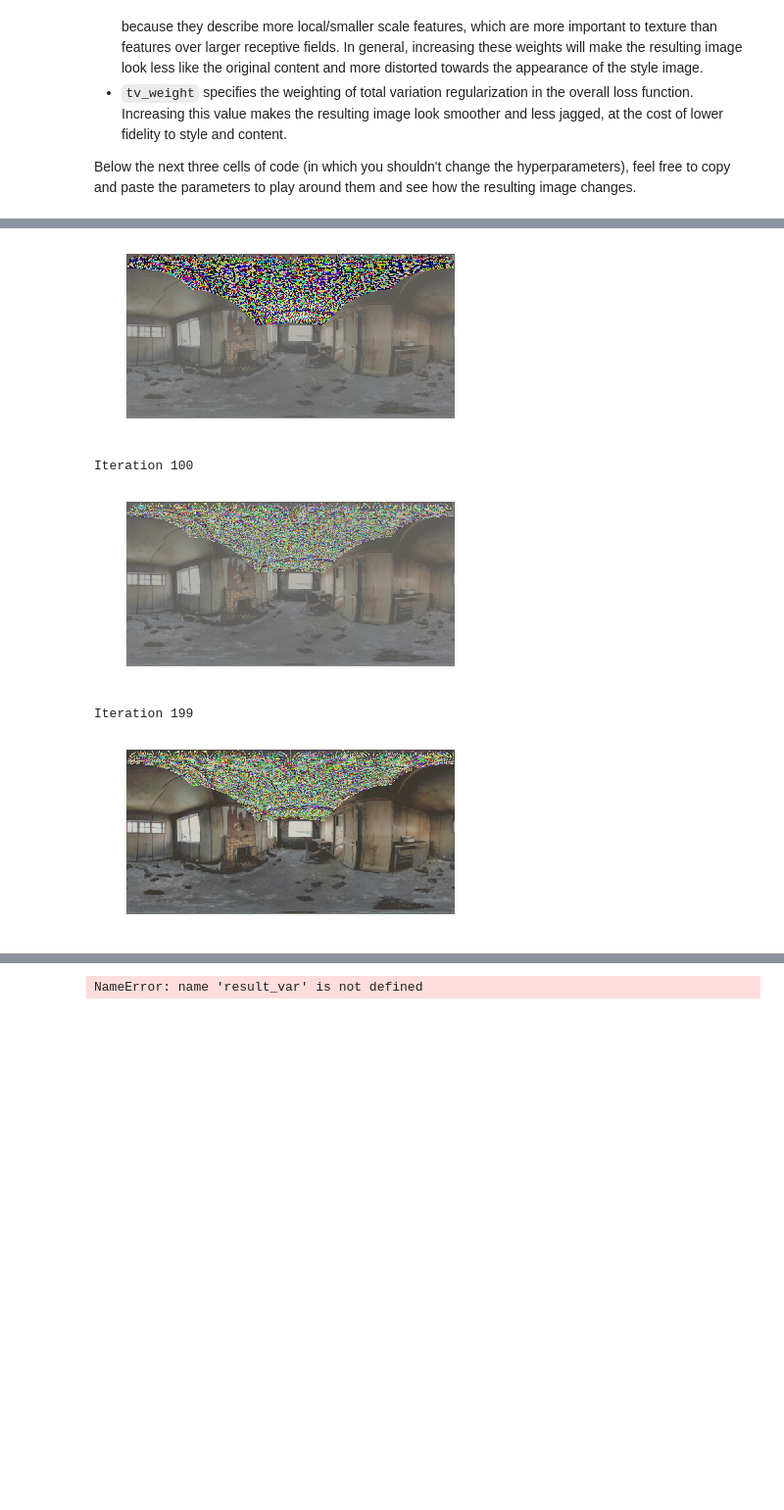
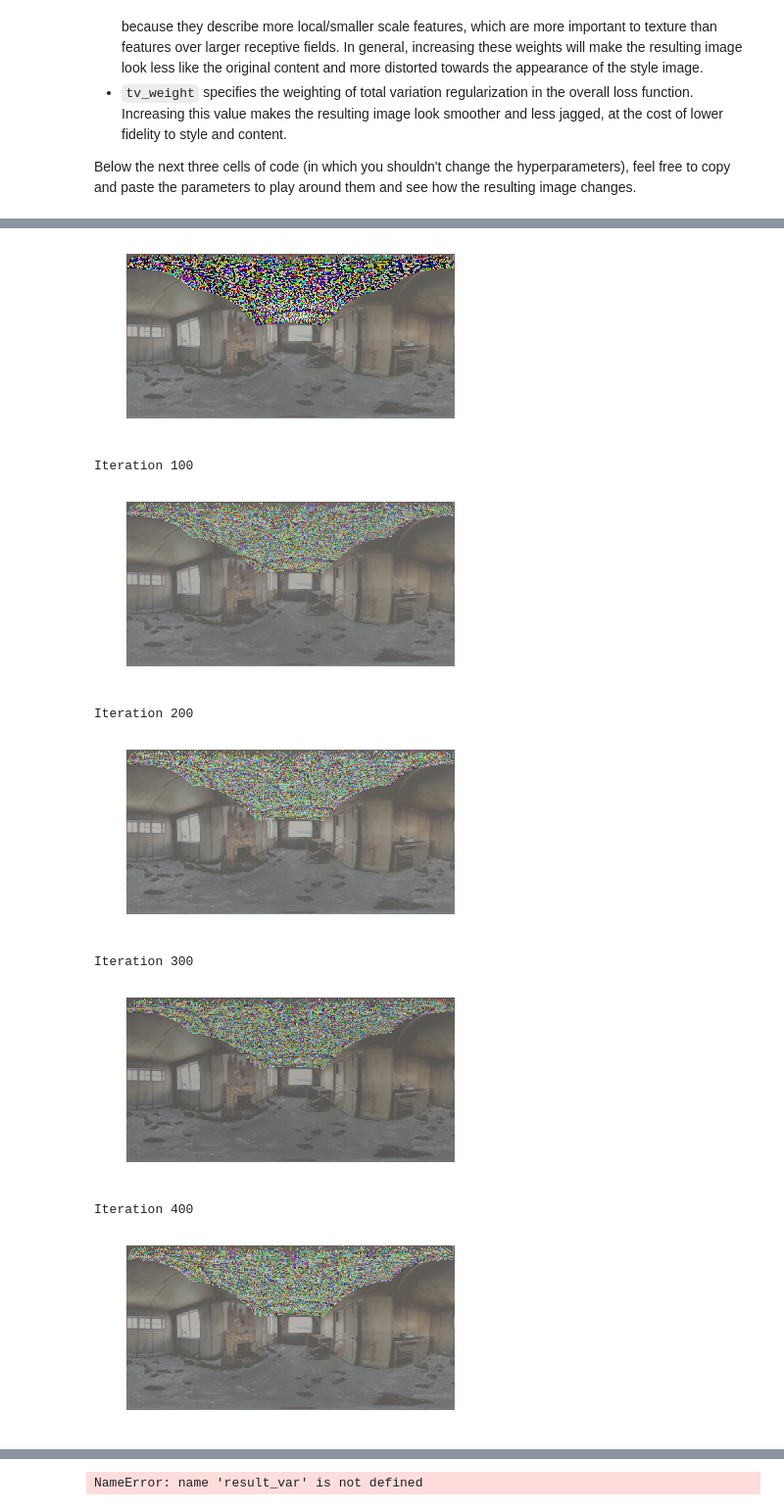
Before and after one commit to AllanYangZhou/sph_panorama_style_transfer, a Jupyter notebook: StyleTransfer-PyTorch-VGG.ipynb, the cells around one changed output, grey strips where cells are left out. Shown at 98% size. Drawn from its saved outputs; the diff is of its cells as text; code cells hidden in the pictures; blank space fills up the shorter version.

Commit message:
more iterations

```diff
--- a/StyleTransfer-PyTorch-VGG.ipynb
+++ b/StyleTransfer-PyTorch-VGG.ipynb
@@ -313,7 +313,7 @@ def style_transfer(content_image, style_image, image_size, style_size, content_l
     # Set up optimization hyperparameters
     initial_lr = 3.0
     decayed_lr = 0.1
-    decay_lr_at = 180
+    decay_lr_at = 540
 
     # Note that we are optimizing the pixel values of the image by passing
     # in the img_var Torch variable, whose requires_grad flag is set to True
@@ -329,8 +329,8 @@ def style_transfer(content_image, style_image, image_size, style_size, content_l
     plt.show()
     plt.figure()
 
-    for t in range(200):
-        if t < 190:
+    for t in range(600):
+        if t < 590:
             img.clamp_(-1.5, 1.5)
         optimizer.zero_grad()
 
@@ -379,22 +379,26 @@ Below the next three cells of code (in which you shouldn't change the hyperparam
 # %%
 params0 = {
     'content_image' : '360.jpg',
     'style_image' : 'styles/starry_night.jpg',
     'image_size' : (256,512),
     'style_size' : 512,
     'content_layer' : 20,
     'content_weight' : 1e0,
     'style_layers' : (1, 6, 11, 18,24),
-    'style_weights' : [1e3/n**2 for n in [64,128,256,512,512]],
+    'style_weights' : [1e4/n**2 for n in [64,128,256,512,512]],
     'tv_weight' : (1e0)/3
 }
 
 grad = style_transfer(**params0)
 # %% [output]
 [figure]
 Iteration 0
 [figure]
 Iteration 100
-[figure, old version]
+[figure, new version]
-Iteration 199
+Iteration 200
-[figure, old version]
+[figure, new version]
+Iteration 300
+[figure, added]
+Iteration 400
+[figure, added]
```
Also changed, not shown: parts of 2 cells of this notebook.
